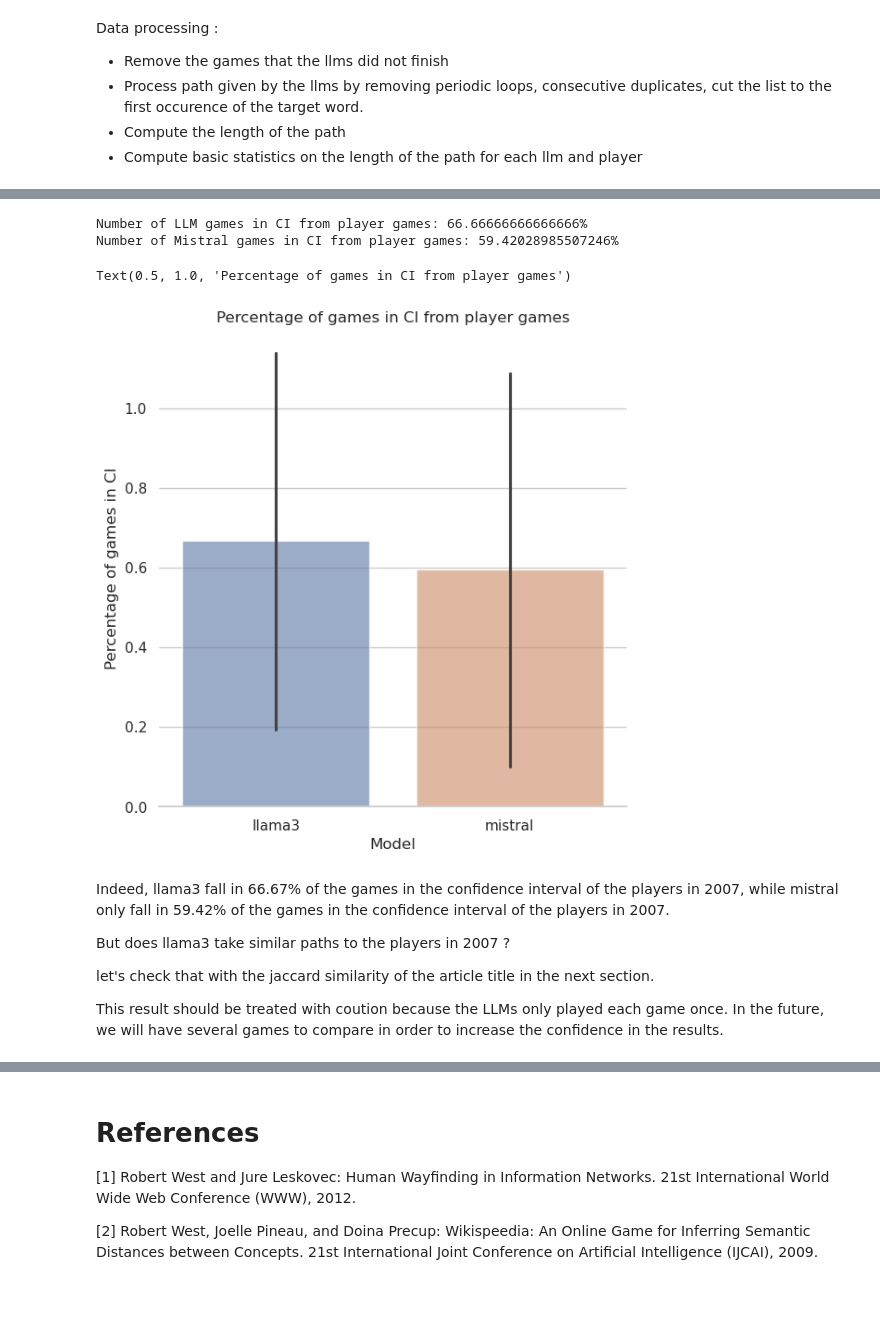
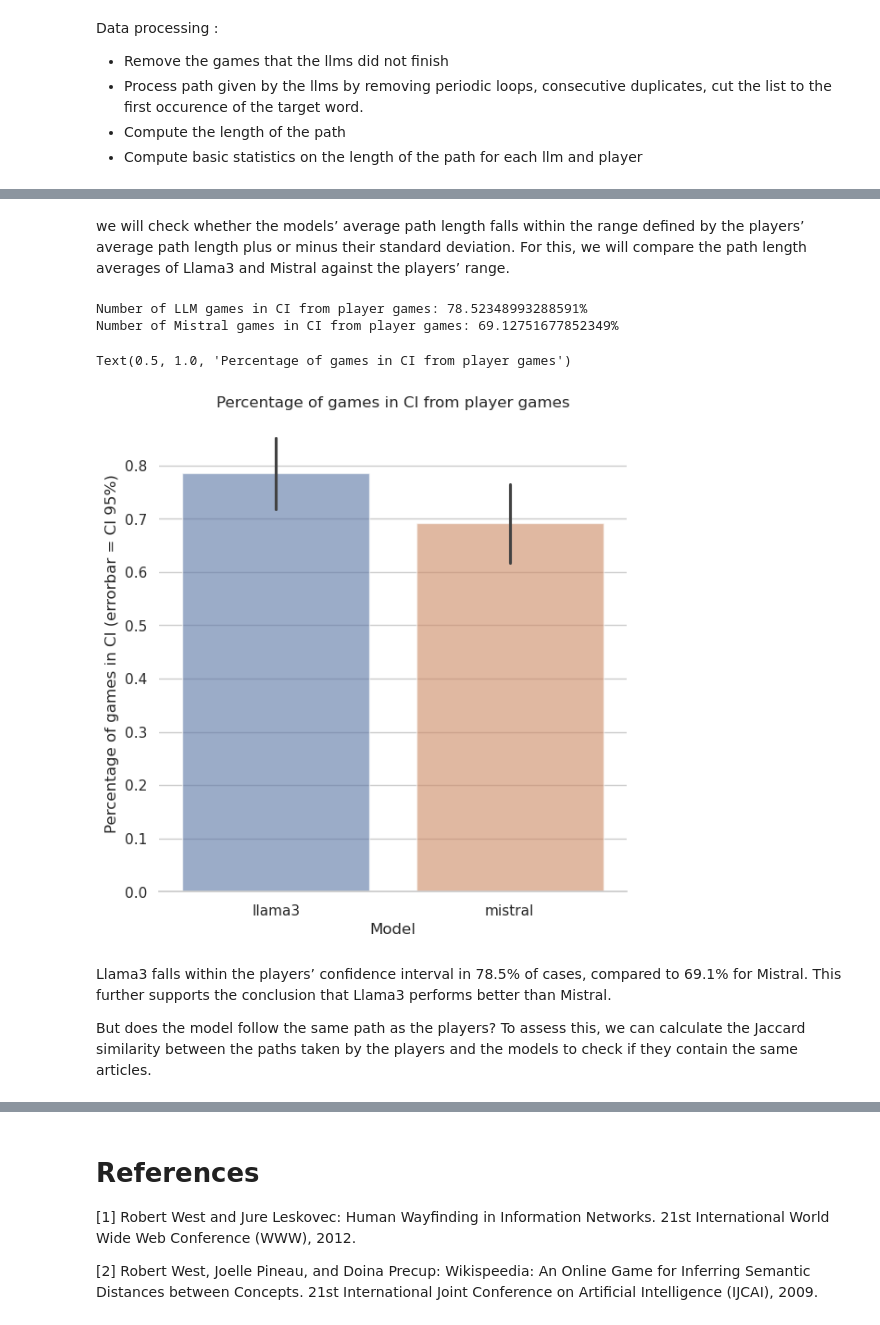
Before and after one commit to epfl-ada/ada-2024-project-outlier-1, a Jupyter notebook: results.ipynb, the cells around one changed output, grey strips where cells are left out. Cells and saved outputs as stored; diff of their text form; code cells hidden in the pictures; blank space fills up the shorter version.

```diff
--- a/results.ipynb
+++ b/results.ipynb
@@ -1553,6 +1553,10 @@ mistral_2007 = pd.read_csv(DATA + "mistral/llm_paths.csv",index_col=['start', 'e
 mistral_2024 = pd.read_csv(DATA + "mistral/llm_paths2024.csv",index_col=['start', 'end'])
 
 ## Player 2007
-players_2007 = pd.read_csv(DATA + "wikispeedia_paths-and-graph/paths_finished.tsv",sep='\t', comment='#', names=['hashedIpAddress', 'timestamp', 'durationInSec', 'path', 'rating'])
+players_2007 = pd.read_csv(PATH_2007 + "/paths_finished.tsv",sep='\t', comment='#', names=['hashedIpAddress', 'timestamp', 'durationInSec', 'path', 'rating'])
+
+## Path finished + unfinished
+path_finished = pd.read_csv(PATH_2007 + "/paths_finished.tsv",sep='\t', comment='#', names=['hashedIpAddress', 'timestamp', 'durationInSec', 'path', 'rating'])
+path_unfinished = pd.read_csv(PATH_2007 + "/paths_unfinished.tsv",sep='\t', comment='#', names=['hashedIpAddress', 'timestamp', 'durationInSec', 'path', 'target', 'type'])
 # %%
 players_2007=process_player_path_data(players_2007)
@@ -1616,13 +1665,8 @@ mistral_2024["length"] = mistral_2024["path"].apply(len)
 # %%
 # Compute the average length of the path for each model
 avglen = pd.DataFrame(players_2007["length"].groupby(by=['start', 'end']).agg(['mean', 'std', 'median', 'count']))
-avglen = pd.merge(avglen, llama3_2007['length'], left_index=True, right_index=True)
-avglen = avglen.rename(columns={'length':'llama3_2007'})
-avglen = pd.merge(avglen, llama3_2024['length'], left_index=True, right_index=True)
-avglen = avglen.rename(columns={'length':'llama3_2024'})
-avglen = pd.merge(avglen, mistral_2007['length'], left_index=True, right_index=True)
-avglen = avglen.rename(columns={'length':'mistral_2007'})
-avglen = pd.merge(avglen, mistral_2024['length'], left_index=True, right_index=True)
-avglen = avglen.rename(columns={'length':'mistral_2024'})
+avglen = pd.merge(avglen, llama3_2007['length'].groupby(by=['start','end']).agg(['mean', 'std', 'median', 'count']), left_index=True, right_index=True,suffixes=(None, '_llama3_2007'))
+avglen = pd.merge(avglen, llama3_2024['length'].groupby(by=['start','end']).agg(['mean', 'std', 'median', 'count']), left_index=True, right_index=True,suffixes=(None, '_llama3_2024'))
+avglen = pd.merge(avglen, mistral_2007['length'].groupby(by=['start','end']).agg(['mean', 'std', 'median', 'count']), left_index=True, right_index=True,suffixes=(None, '_mistral_2007'))
 # %%
 avglen.reset_index(inplace=True)
@@ -1633,35 +1708,33 @@ Llama3 seems to fall more often in the confidence interval of the players in 200
+# %% [markdown]
+we will check whether the models’ average path length falls within the range defined by the players’ average path length plus or minus their standard deviation. For this, we will compare the path length averages of Llama3 and Mistral against the players’ range.
 # %%
 avglen['llama3_2007_in_CI'] = avglen.apply(lambda x: check_if_in_CI(x,'llama3_2007'), axis=1)
 avglen["mistral_2007_in_CI"] = avglen.apply(lambda x: check_if_in_CI(x,'mistral_2007'), axis=1)
 print(f'Number of LLM games in CI from player games: {avglen.llama3_2007_in_CI.mean()*100}%')
 print(f'Number of Mistral games in CI from player games: {avglen.mistral_2007_in_CI.mean()*100}%')
 
 # plot the number of games in CI
 tmp_llama3 = avglen["llama3_2007_in_CI"].rename("in_CI").to_frame()
 tmp_llama3["model"] = "llama3"
 tmp_mistral = avglen["mistral_2007_in_CI"].rename("in_CI").to_frame()
 tmp_mistral["model"] = "mistral"
 
 ci_model = pd.concat([tmp_llama3, tmp_mistral])
 
 sns.set_theme(style="whitegrid")
-g = sns.catplot(x="model", y="in_CI", hue="model", data=ci_model, kind="bar", height=6, alpha=.6,errorbar="sd")
+g = sns.catplot(x="model", y="in_CI", hue="model", data=ci_model, kind="bar", height=6, alpha=.6,errorbar=("ci", 95))
 g.despine(left=True)
-g.set_axis_labels("Model", "Percentage of games in CI")
+g.set_axis_labels("Model", "Percentage of games in CI (errorbar = CI 95%)")
 plt.title("Percentage of games in CI from player games")
 # %% [output]
-Number of LLM games in CI from player games: 66.66666666666666%
-Number of Mistral games in CI from player games: 59.42028985507246%
+Number of LLM games in CI from player games: 78.52348993288591%
+Number of Mistral games in CI from player games: 69.12751677852349%
 Text(0.5, 1.0, 'Percentage of games in CI from player games')
-[figure, old version]
+[figure, new version]
-# %% [markdown]
-Indeed, llama3 fall in 66.67% of the games in the confidence interval of the players in 2007, while mistral only fall in 59.42% of the games in the confidence interval of the players in 2007.
-
-But does llama3 take similar paths to the players in 2007 ?
-
-let's check that with the jaccard similarity of the article title in the next section.
-
-This result should be treated with coution because the LLMs only played each game once. In the future, we will have several games to compare in order to increase the confidence in the results.
+# %% [markdown]
+Llama3 falls within the players’ confidence interval in 78.5% of cases, compared to 69.1% for Mistral. This further supports the conclusion that Llama3 performs better than Mistral.
+
+But does the model follow the same path as the players? To assess this, we can calculate the Jaccard similarity between the paths taken by the players and the models to check if they contain the same articles.
 # %%
 # compute jaccard similarity between player and model
 players_2007 = players_2007["path"].apply(fix_player_path) # removing '<' in the path
```
Also changed, not shown: parts of 28 cells of this notebook, 1 other file.
